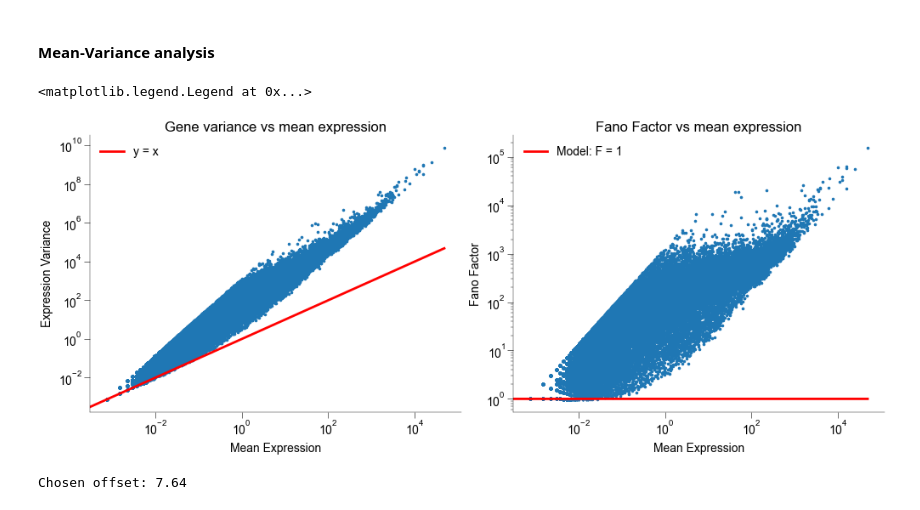
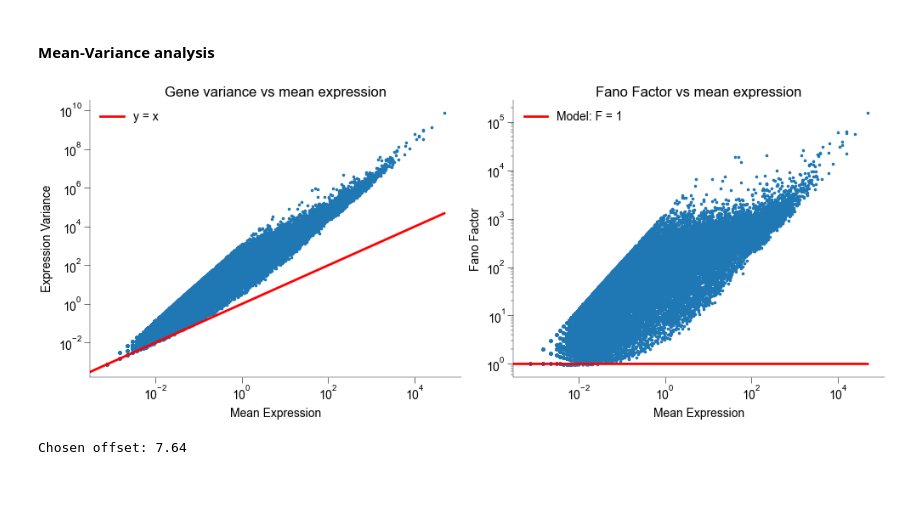
Before and after one commit to dtc103/neural-data-science-project, a Jupyter notebook: notebooks/practical03.ipynb, the cells around one changed output. Saved outputs shown, nothing was run; the diff lists cells and outputs as text; code cells hidden in the pictures.

```diff
--- a/notebooks/practical03.ipynb
+++ b/notebooks/practical03.ipynb
@@ -352,51 +328,2 @@ Text(0.5, 1.0, 'Sequencing depth per cell')
 # %% [markdown]
 #### Mean-Variance analysis
-# %%
-# Compute the variance of the expression counts of each gene
-var_counts = np.var(exonCounts, axis=0)
-
-# Fano factor
-Fano = var_counts / avg_counts
-
-fig, axs = plt.subplots(1, 2, figsize=(10, 4))
-
-axs[0].scatter(avg_counts, var_counts, s=10)
-axs[0].plot(
-    np.arange(0, np.max(avg_counts), 1),
-    np.arange(0, np.max(avg_counts), 1),
-    color="r",
-    linewidth=2,
-    label="y = x",
-)
-
-axs[0].set_xscale("log")
-axs[0].set_yscale("log")
-axs[0].set_xlabel("Mean Expression")
-axs[0].set_ylabel("Expression Variance")
-axs[0].set_title("Gene variance vs mean expression")
-axs[0].tick_params(which="minor", length=1, color="k")
-axs[0].tick_params(which="major", length=5, color="k")
-axs[0].legend()
-
-# Fano Plot
-axs[1].scatter(avg_counts, Fano, s=10)
-axs[1].plot(
-    np.arange(0, np.max(avg_counts), 1),
-    np.ones(np.arange(0, np.max(avg_counts), 1).size),
-    color="r",
-    linewidth=2,
-    label="Model: F = 1",
-)
-axs[1].set_xlabel("Mean Expression")
-axs[1].set_ylabel("Fano Factor")
-axs[1].set_title("Fano Factor vs mean expression")
-# axs[1].set_ylim(0.4, 200)
-axs[1].set_xscale("log")
-axs[1].set_yscale("log")
-axs[1].tick_params(which="minor", length=2, color="k")
-axs[1].tick_params(which="major", length=5, color="k")
-
-axs[1].legend()
-# %% [output]
-<matplotlib.legend.Legend at 0x...>
-[figure, removed]
@@ -531 +330,5 @@ def geneSelection(
+# %%
+plots.plot_fano_factor(exonCounts)
+# %% [output]
+[figure, added]
 # %%
```
Also changed, not shown: parts of 27 cells of this notebook, 2 other files.
